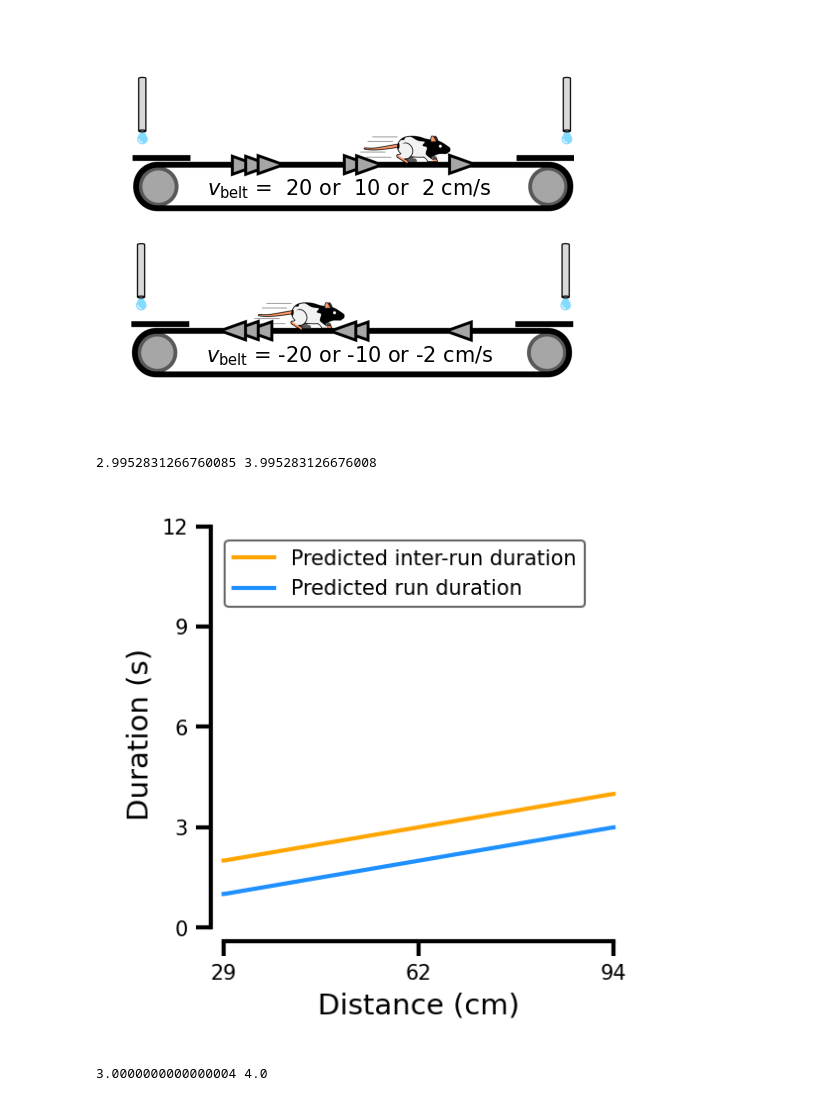
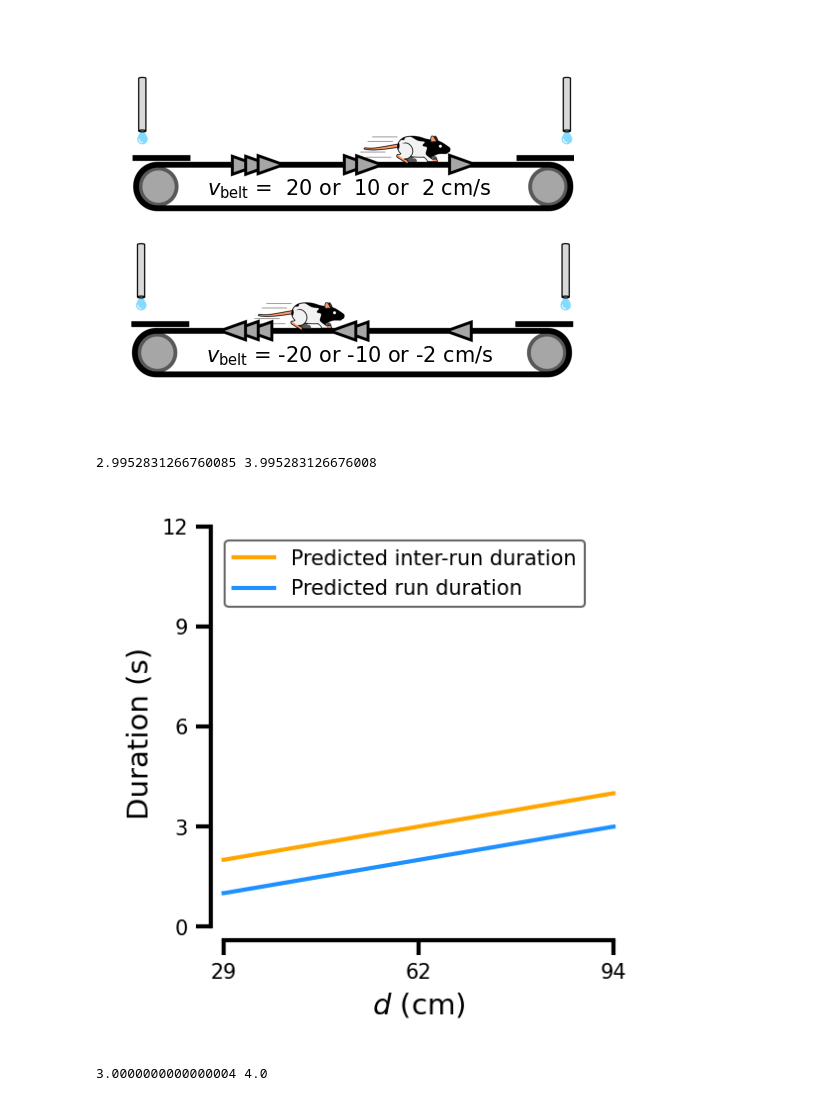
Before and after one commit to HeathenToaster/RunningFastAndSlow, a Jupyter notebook: Figure_1 new.ipynb, the cells around one changed output. Saved outputs shown, nothing was run; the diff lists cells and outputs as text; code cells hidden in the pictures.

```diff
--- a/Figure_1 new.ipynb
+++ b/Figure_1 new.ipynb
@@ -291,35 +291,35 @@ def Figure1D(ax=None):
 
 
 
 
     x = np.arange(0, 3600, 1)
     mock_runs = make_mock_data(initial_value=1, slope=2/3600, reward_effect=0)
     mock_idle = make_mock_data(initial_value=2, slope=2/3600, reward_effect=0)
     print(mock_runs[-1], mock_idle[-1])
 
     ax.plot(x, mock_runs, color='dodgerblue', label='Predicted run duration')
     ax.plot(x, mock_idle, color='orange', label='Predicted inter-run duration')
 
 
     ax.set_xlim(0, 3600)
     ax.set_ylim(0, 12)
     ax.set_xticks([0, 1800, 3600])
     ax.set_xticklabels(["29", "62", "94"])
     ax.set_yticks(np.arange(0, 13, 3))
-    ax.set_xlabel("Distance (cm)")
+    ax.set_xlabel(r'$d$ (cm)')
     ax.set_ylabel("Duration (s)")
 
     handles, labels = ax.get_legend_handles_labels()
     unique = [(h, l) for i, (h, l) in enumerate(zip(handles, labels)) if l not in labels[:i]]
     ax.legend(*zip(*unique[::-1]), loc='upper left', bbox_to_anchor=(0.01, 0.99), frameon=True, fontsize=5, markerscale=1, edgecolor='k', facecolor='w').get_frame().set_linewidth(.5)
     space_axes(ax)
 
 
 fig, ax = plt.subplots(1, 1, figsize = (cm2inch(4.5), cm2inch(4.5)))
 Figure1D(ax=ax)
 # %% [output]
 2.9952831266760085 3.995283126676008
-[figure, old version]
+[figure, new version]
 # %%
 
 def Figure1F(ax=None):
```
Also changed, not shown: parts of 2 cells of this notebook, 11 other files.
